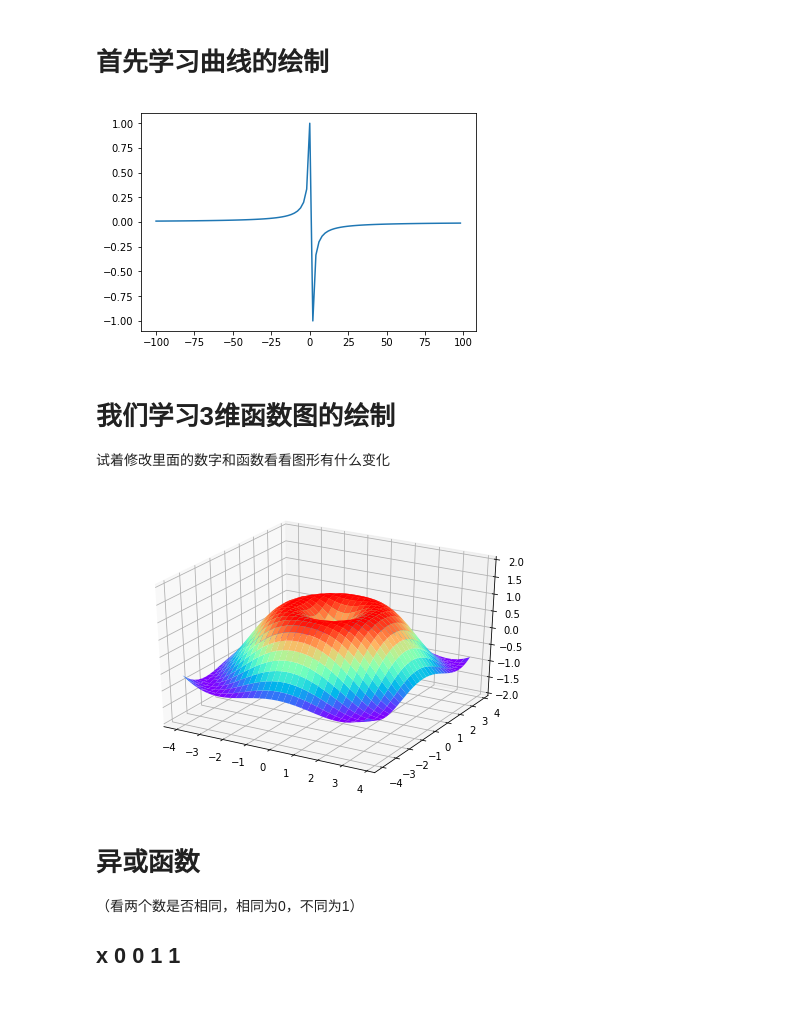
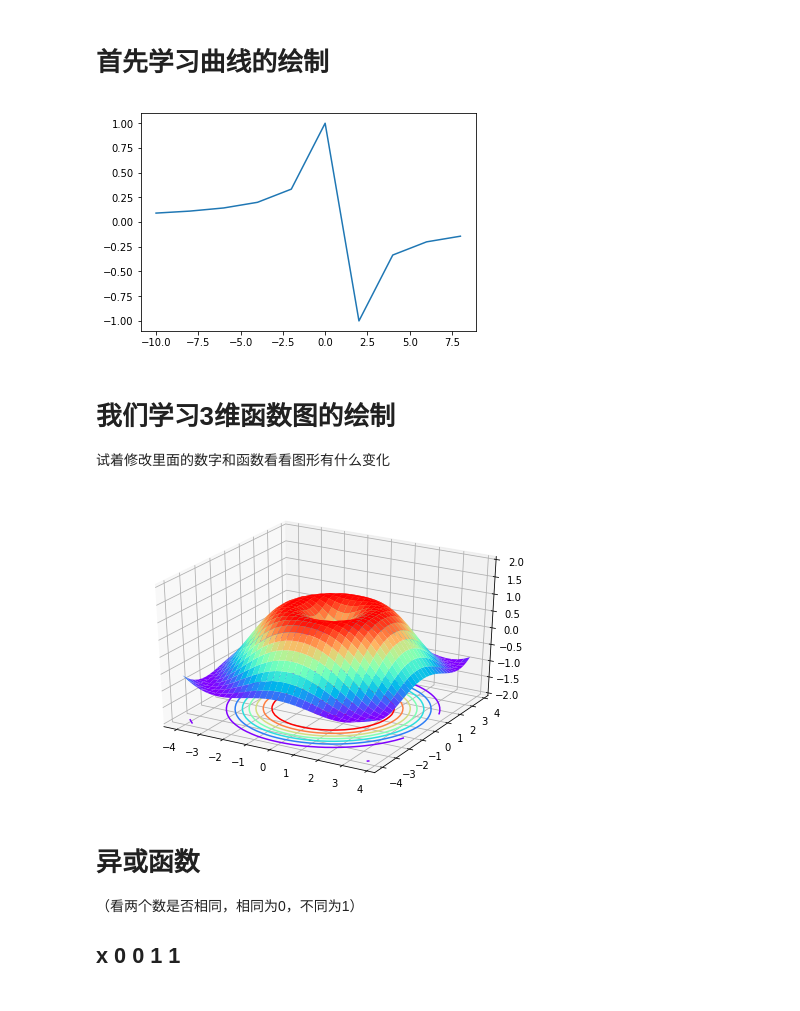
Before and after one commit to georgemaxx/hm18, a Jupyter notebook: AI/PythonNNExampleFromSirajology.ipynb, the cells around one changed output. Drawn from its saved outputs; the diff is of its cells as text; code cells hidden in the pictures.

```diff
--- a/AI/PythonNNExampleFromSirajology.ipynb
+++ b/AI/PythonNNExampleFromSirajology.ipynb
@@ -3,21 +3,21 @@
 # %%
 %matplotlib inline
 import numpy as np
 import matplotlib.pyplot as plt
 
 #定义x轴坐标,步长为2
-x=np.arange(-100,100,2)
+x=np.arange(-10,10,2)
 #y是一个二次曲线
-y1=10*x+3
-y2=2*np.square(x)+3
+#y1=10*x+3
+#y2=0.1*np.square(x)+3
 y3=1/(1-x)
 #plt.plot(x,y1)
 #plt.plot(x,y2)
 plt.plot(x,y3)
 
 plt.show()
 # %% [output]
-[figure, old version]
+[figure, new version]
 # %% [markdown]
 # 我们学习3维函数图的绘制
 试着修改里面的数字和函数看看图形有什么变化
@@ -39,14 +39,14 @@ Z= np.sin(R)
 ax.plot_surface(X, Y, Z, rstride = 1, cstride = 1, cmap = plt.get_cmap('rainbow'))
 
 # 绘制从3D曲面到底部的投影
-#ax.contour(X, Y, Z, zdim = 'z', offset = -2, cmap = 'rainbow')
+ax.contour(X, Y, Z, offset = -2, cmap = 'rainbow')
 
 # 设置z轴的维度
 ax.set_zlim(-2, 2)
 
 plt.show()
 # %% [output]
-[figure, old version]
+[figure, new version]
 # %% [markdown]
 # 异或函数
 （看两个数是否相同，相同为0，不同为1）
```
Also changed, not shown: 2 other files.
